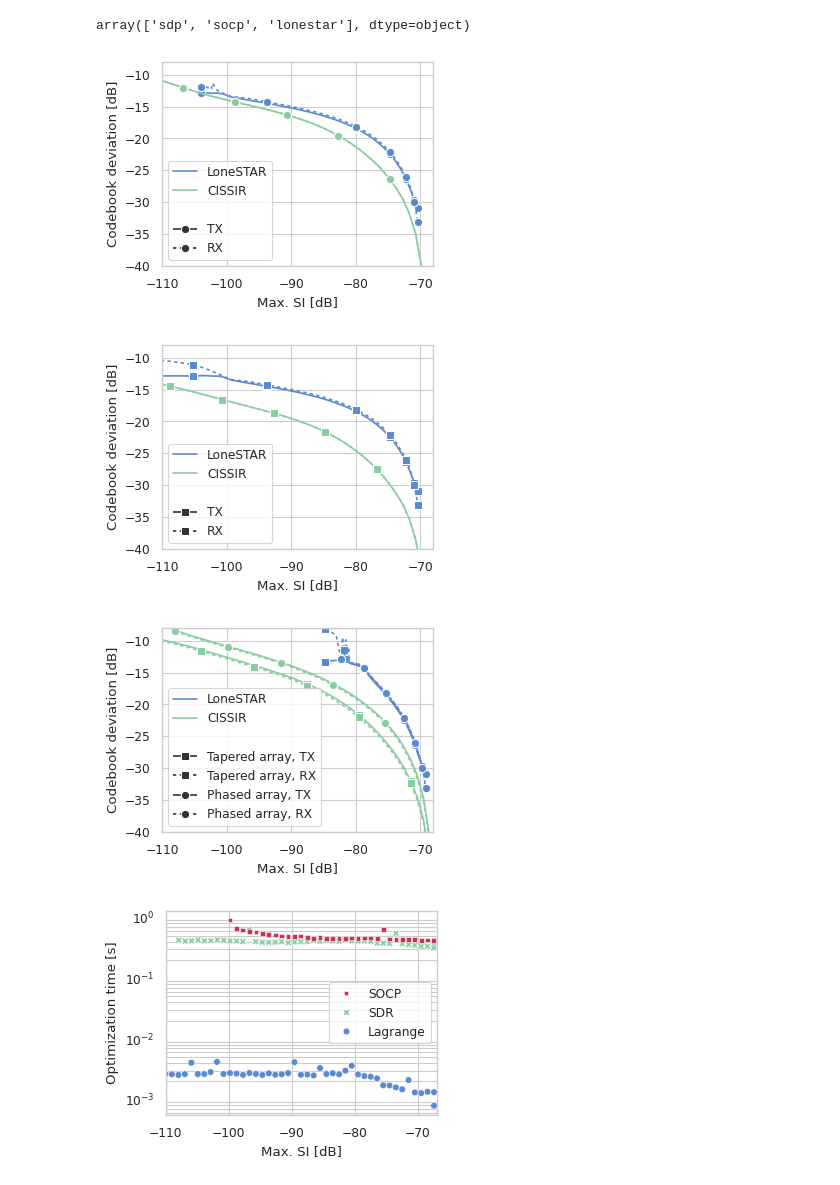
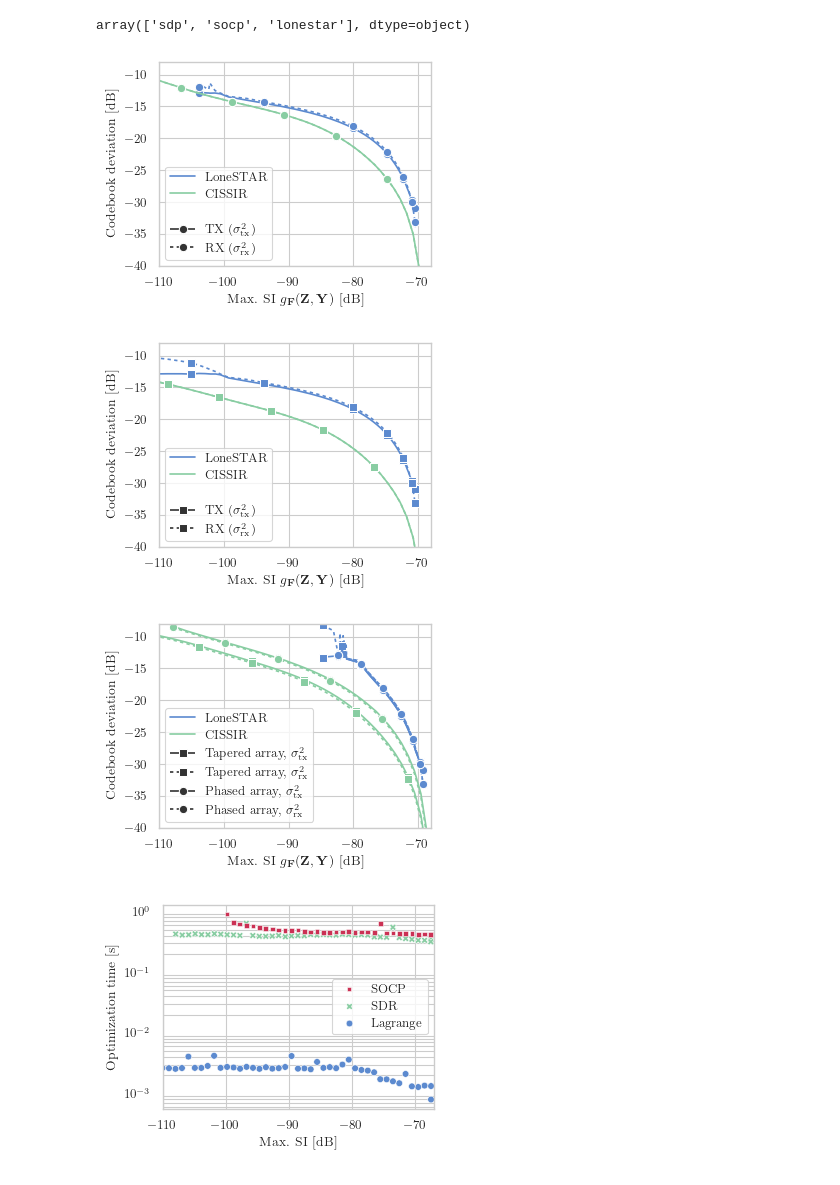
Before and after one commit to rodrihgh/CISSIR, a Jupyter notebook: notebooks/plot_tradeoffs.ipynb, the cells around one changed output. Saved outputs shown, nothing was run; the diff lists cells and outputs as text; code cells hidden in the pictures.

Commit message:
Use Latex for plots and remove useless project_path.py

```diff
--- a/notebooks/plot_tradeoffs.ipynb
+++ b/notebooks/plot_tradeoffs.ipynb
@@ -16,6 +3,21 @@ res_path = base_path/"results"
+# %%
+import pandas as pd
+import seaborn as sns
+import matplotlib
+import matplotlib.pyplot as plt
+
+from pathlib import Path
+from cissir import visualization as viz
+import numpy as np
+
+viz.paper_style(line_cycler=False)
+
+base_path = Path.cwd().parent
+plot_path = base_path/"plots"
+res_path = base_path/"results"
 # %%
 res_df = pd.DataFrame()
-for f in res_path.rglob("*.csv"):
+for f in res_path.rglob("*cb_results*.csv"):
     f_df = pd.read_csv(f, index_col=0)
     res_df = pd.concat([res_df, f_df])
 if np.any(res_df.duplicated()):
@@ -54,6 +56,10 @@ ymin, ymax = -40, -8
 markevry = 8
 marksize = 6
 dashes = ((1,0), (2,2))
+
+si_label = r"Max. SI $g_{\mathbf F}(\mathbf{Z},\mathbf{Y})$ [dB]"
+sig2tx = r"$\sigma^2_\mathrm{tx}$"
+sig2rx = r"$\sigma^2_\mathrm{rx}$"
 # %%
 for prefix, phased, mrk in (("phased", True, "o"), ("taper", False, "s")):
     params = {"opt": "hue", "si_taps": 1, "phased": phased, "direction": "style"}
@@ -73,41 +79,42 @@ for prefix, phased, mrk in (("phased", True, "o"), ("taper", False, "s")):
     sns.lineplot(compare_plot, x="si_db", y="cb_error", style=style, hue=hue, hue_order=['lonestar', 'sdp'],
                  markers=[mrk, mrk], dashes=dashes, markevery=markevry, markersize=marksize, ax=ax)
     handles, _ = ax.get_legend_handles_labels()
-    ax.legend(handles[1:], ["LoneSTAR", "CISSIR", None, "TX", "RX"])
+    ax.legend(handles[1:], ["LoneSTAR", "CISSIR", None, f"TX ({sig2tx})", f"RX ({sig2rx})"])
 
     plt.xlim(xmin, xmax)
     plt.ylim(ymin, ymax)
 
-    _ = plt.xlabel("Max. SI [dB]")
+    _ = plt.xlabel(si_label)
     _ = plt.ylabel("Codebook deviation [dB]")
 
-    fig.savefig(plot_path/f"{prefix}_1tap_si.pdf", bbox_inches='tight')
+    fig.savefig(plot_path/f"{prefix}_1tap_si.pgf", bbox_inches='tight')
 # %% [output]
-[figure, old version]
+[figure, new version]
-[figure, old version]
+[figure, new version]
 # %%
 params = {"opt": "hue", "si_taps": 1, "phased": True, "direction": "style"}
 query = []
 
 full_df = bi_df.query("si_taps == 'full' or opt == 'lonestar'").reset_index()
 full_df.loc[:, "ant_array"] = full_df.phased.map({True: "Phased array", False: "Tapered array"}) + ", " + full_df.direction.str.upper()
 compare_plot= full_df.query("opt != 'socp'")
 
 ax = sns.lineplot(compare_plot, x="si_db_full", y="cb_error", style="ant_array", hue=hue, hue_order=['lonestar', 'sdp'],
                   style_order=["Tapered array, TX", "Tapered array, RX","Phased array, TX", "Phased array, RX",],
                   markers=["s", "s", "o", "o"], dashes=dashes + dashes, markevery=markevry, markersize=marksize)
 handles, labels = ax.get_legend_handles_labels()
-ax.legend(handles[1:], ["LoneSTAR", "CISSIR", None] + labels[4:] )
+labels = [lb.replace("TX", sig2tx).replace("RX", sig2rx) for lb in labels]
+ax.legend(handles[1:3] + handles[4:], ["LoneSTAR", "CISSIR"] + labels[4:] )
 
 plt.xlim(xmin, xmax)
 plt.ylim(ymin, ymax)
 
-_ = plt.xlabel("Max. SI [dB]")
+_ = plt.xlabel(si_label)
 _ = plt.ylabel("Codebook deviation [dB]")
 
-plt.savefig(plot_path/"full_si.pdf", bbox_inches='tight')
+plt.savefig(plot_path/"full_si.pgf", bbox_inches='tight')
 # %% [output]
-[figure, old version]
+[figure, new version]
 # %%
 compare_plot = res_df.query("si_taps == 'full'").reset_index()
 compare_plot.loc[(~compare_plot.phased) & (compare_plot.opt == "sdp"), "opt"] = "lagrange"
@@ -126,4 +133,4 @@ _ = plt.xlabel("Max. SI [dB]")
 _ = plt.ylabel("Optimization time [s]")
 plt.savefig(plot_path/"opt-time.pdf", bbox_inches='tight')
 # %% [output]
-[figure, old version]
+[figure, new version]
```
Also changed, not shown: parts of 1 cell of this notebook, 11 other files.
